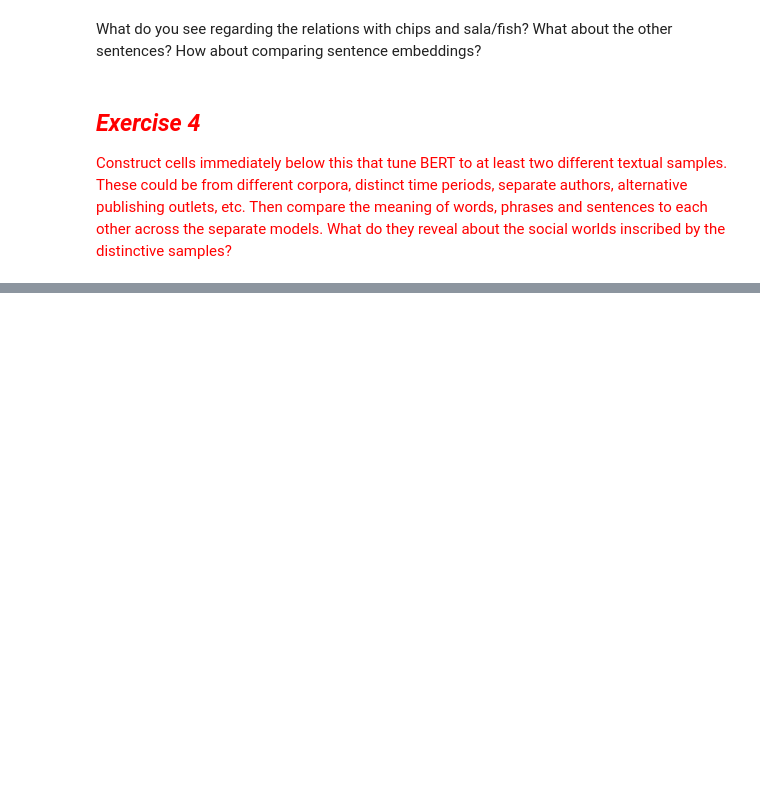
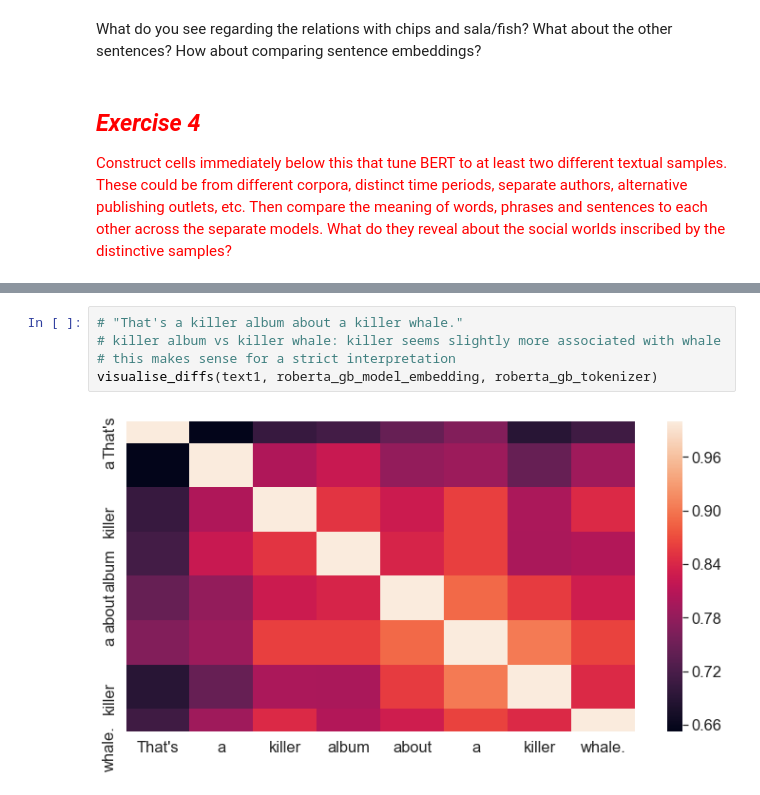
Before and after one commit to iamlaurenbeard/Content-Analysis-2020, a Jupyter notebook: week-8/8-beard.ipynb, the cells around one changed output, grey strips where cells are left out. Drawn from its saved outputs; the diff is of its cells as text; blank space fills up the shorter version.

```diff
--- a/week-8/8-beard.ipynb
+++ b/week-8/8-beard.ipynb
@@ -1918,0 +2026,7 @@ What do you see regarding the relations with chips and sala/fish? What about the
+# %%
+# "That's a killer album about a killer whale."
+# killer album vs killer whale: killer seems slightly more associated with whale
+# this makes sense for a strict interpretation
+visualise_diffs(text1, roberta_gb_model_embedding, roberta_gb_tokenizer)
+# %% [output]
+[figure, added]
```
Also changed, not shown: parts of 41 cells of this notebook.
